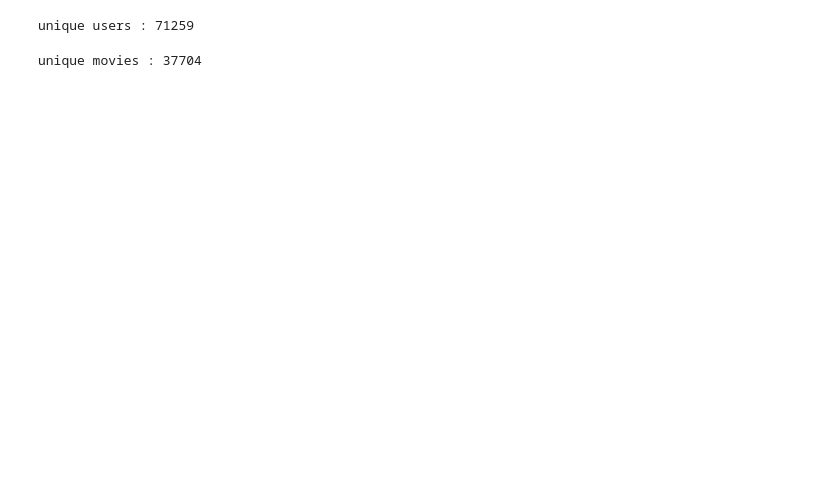
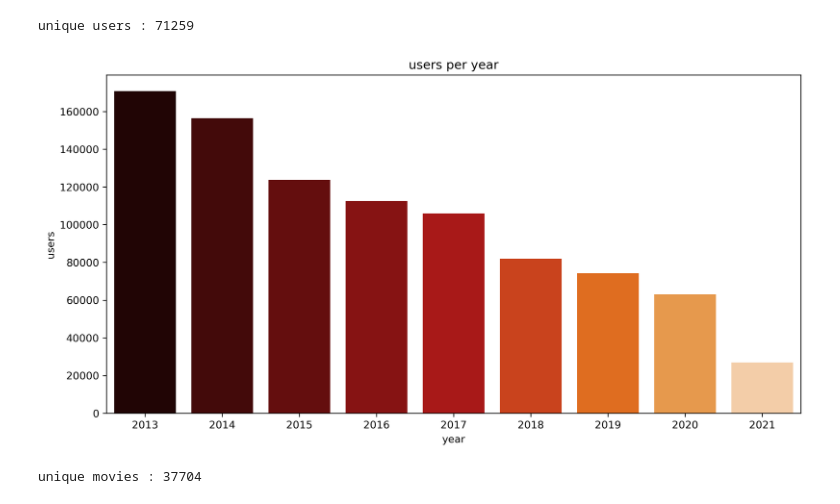
Before and after one commit to ashen007/Movie_Recommender_system, a Jupyter notebook: notebooks/ratings analysis.ipynb, the cells around one changed output. Cells and saved outputs as stored; diff of their text form; code cells hidden in the pictures; blank space fills up the shorter version.

```diff
--- a/notebooks/ratings analysis.ipynb
+++ b/notebooks/ratings analysis.ipynb
@@ -45,3 +45,6 @@ rating_data
 915370 rows × 4 columns
 # %% [markdown]
 ## How many users and movies are mentioned in the dataset?
+# %%
+by_year = rating_data.groupby(by=rating_data['rating_timestamp'].dt.year)[['user_id', 'movie_id']].count()
+by_year
@@ -49,6 +64,17 @@ rating_data
 print(f"unique users : {rating_data['user_id'].nunique()}")
 # %% [output]
 unique users : 71259
+# %%
+plt.figure(figsize=[12, 6], dpi=300)
+sns.barplot(x=by_year.index,
+            y=by_year['user_id'],
+            palette='gist_heat')
+plt.xlabel('year')
+plt.ylabel('users')
+plt.title('users per year')
+plt.show()
+# %% [output]
+[figure, added]
 # %%
 print(f"unique movies : {rating_data['movie_id'].nunique()}")
 # %% [output]
```
Also changed, not shown: parts of 18 cells of this notebook.
